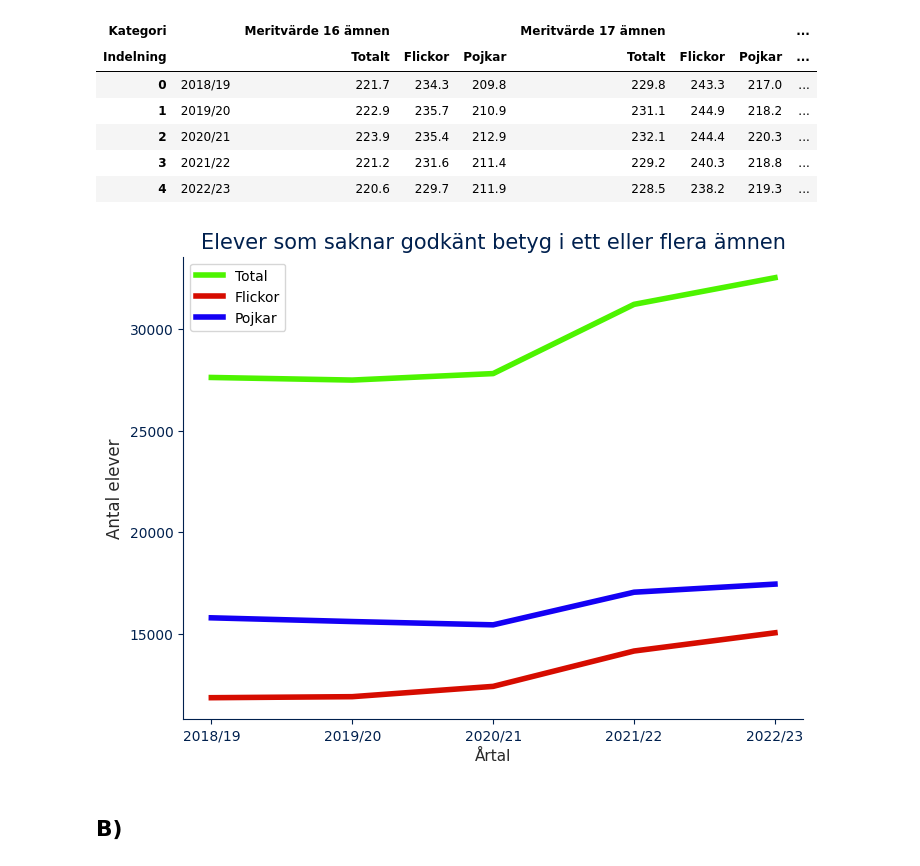
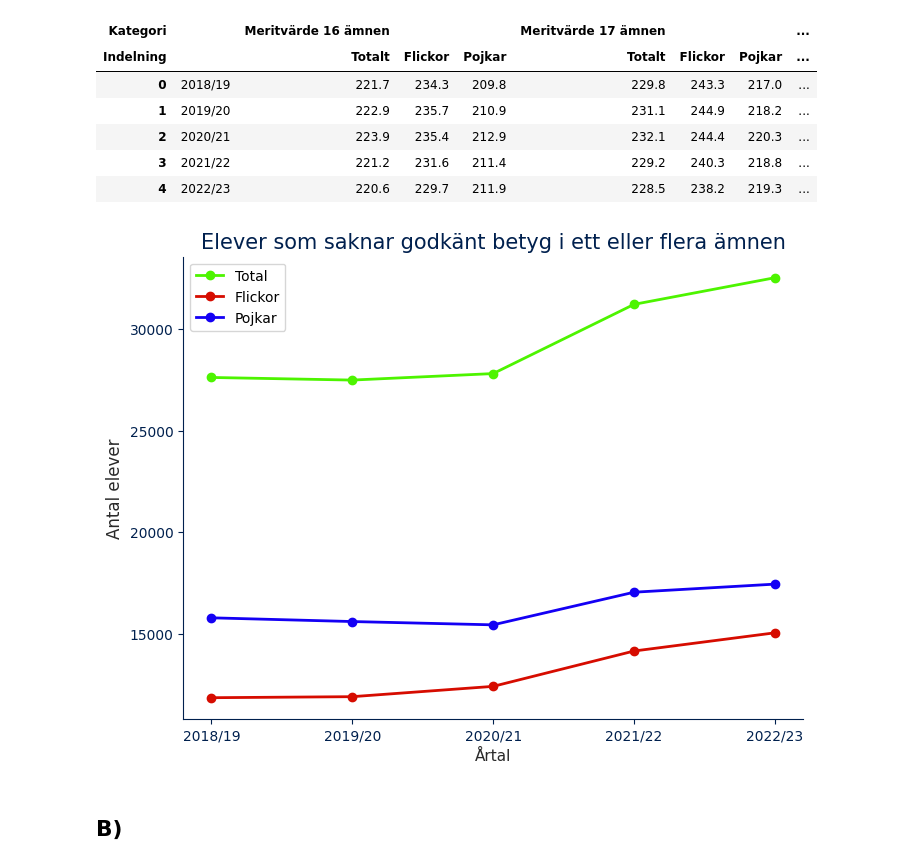
Before and after one commit to MiltonOberg/Python-Milton--sterberg-OPA23, a Jupyter notebook: Laboration2/Labb2.ipynb, the cells around one changed output. Drawn from its saved outputs; the diff is of its cells as text; code cells hidden in the pictures.

```diff
--- a/Laboration2/Labb2.ipynb
+++ b/Laboration2/Labb2.ipynb
@@ -214,7 +214,9 @@ columns_milti1b= pd.MultiIndex.from_tuples([
 ], names= ["Kategori", "Indelning"])
 df_1b_raw.columns= columns_milti1b
 
-
 df_1a= df_1a_raw
 df_1b= df_1b_raw
+
+df_1a= df_1a[df_1a[""] != "därav"].reset_index(drop= True)
+df_1b= df_1b[df_1b[""] != "därav"].reset_index(drop= True)
 # %%
@@ -241,30 +254,34 @@ df_1b.head()
 total_f= df_1a.loc[0:4, (categories[0], "Totalt")].values* (df_1b.loc[0:4, (categories[5], "Totalt")].values/ 100)
 girls_f= df_1a.loc[0:4, (categories[0], "Flickor")].values* (df_1b.loc[0:4, (categories[5], "Flickor")].values/ 100)
 boys_f= df_1a.loc[0:4, (categories[0], "Pojkar")].values* (df_1b.loc[0:4, (categories[5], "Pojkar")].values/ 100)
-years= df_1b.loc[0:4, ""].values
+years= df_1b.loc[0:4, ""]
 # %%
-fig, ax= plt.subplots(figsize= (8, 6))
+fig, ax = plt.subplots(figsize=(8, 6))
 
-ax.set_title("Elever som saknar godkänt betyg i ett eller flera ämnen", color= colors["BLUE2"], fontsize= 15)
+ax.set_title(
+    "Elever som saknar godkänt betyg i ett eller flera ämnen",
+    color=colors["BLUE2"],
+    fontsize=15,
+)
 
 ax.spines["top"].set_visible(False)
 ax.spines["right"].set_visible(False)
 ax.spines["bottom"].set_color(colors["BLUE2"])
 ax.spines["left"].set_color(colors["BLUE2"])
 
-ax.tick_params(colors= colors["BLUE2"])
+ax.tick_params(colors=colors["BLUE2"])
 
-ax.set_xlabel("Årtal", color= colors["GRAY1"], fontsize= 11)
-ax.set_ylabel("Antal elever", color= colors["GRAY1"] ,fontsize= 12)
+ax.set_xlabel("Årtal", color=colors["GRAY1"], fontsize=11)
+ax.set_ylabel("Antal elever", color=colors["GRAY1"], fontsize=12)
 
-ax.plot(years, total_f, label= "Total", color= colors["GREEN1"], linewidth= 4)
-ax.plot(years, girls_f, label= "Flickor", color= colors["RED1"], linewidth= 4)
-ax.plot(years, boys_f, label= "Pojkar", color= colors["BLUE1"], linewidth= 4)
+ax.plot(years, total_f, label="Total", color=colors["GREEN1"], marker="o", linewidth=2)
+ax.plot(years, girls_f, label="Flickor", color=colors["RED1"], marker="o", linewidth=2)
+ax.plot(years, boys_f, label="Pojkar", color=colors["BLUE1"], marker="o", linewidth=2)
 
-ax.legend(loc= "upper left")
+ax.legend(loc="upper left")
 plt.show()
 # %% [output]
-[figure, old version]
+[figure, new version]
 # %% [markdown]
 ## B)
 # %%
```
Also changed, not shown: parts of 8 cells of this notebook.
